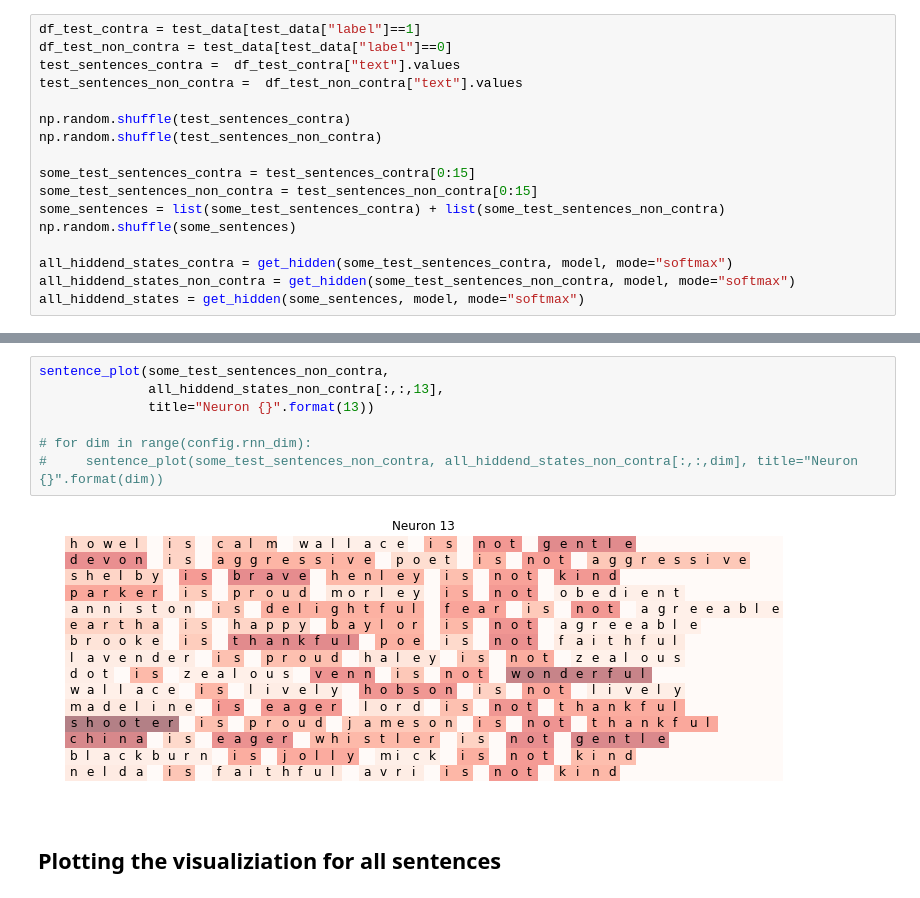
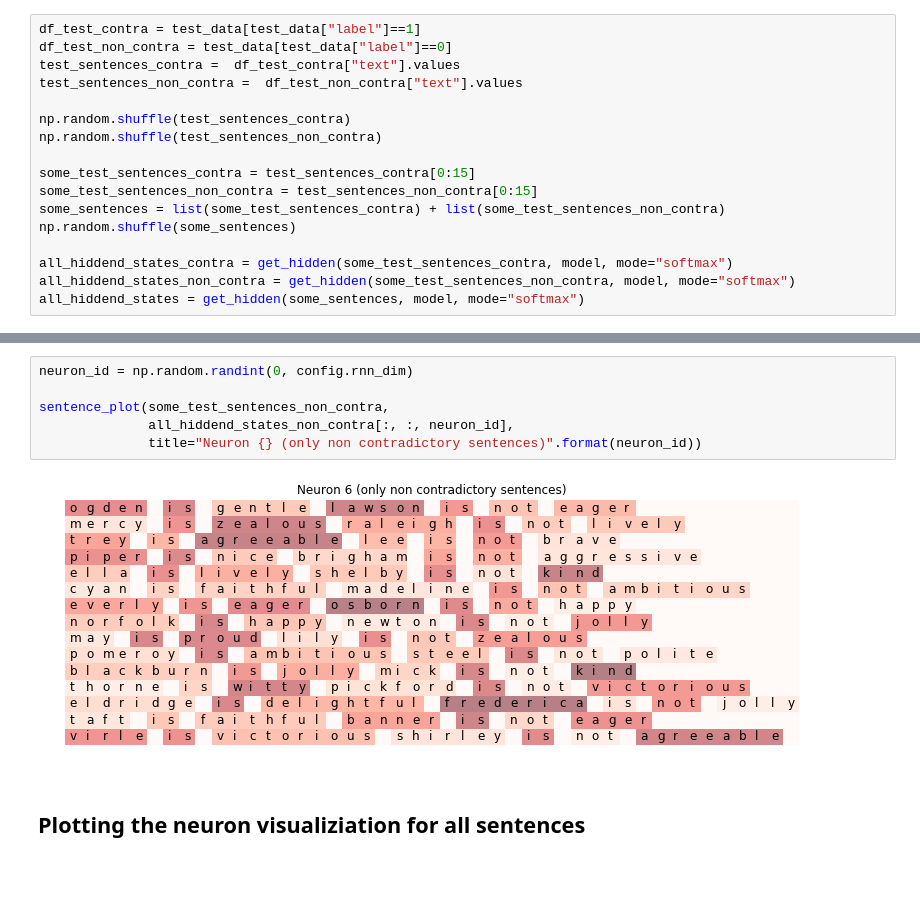
Before and after one commit to felipessalvatore/ContraQA, a Jupyter notebook: contra_qa/train/first_train_b1.ipynb, the cells around one changed output, grey strips where cells are left out. Cells and saved outputs as stored; diff of their text form.

```diff
--- a/contra_qa/train/first_train_b1.ipynb
+++ b/contra_qa/train/first_train_b1.ipynb
@@ -679,11 +680,10 @@ sentence_plot(some_test_sentences_contra,
-# %%
-sentence_plot(some_test_sentences_non_contra,
-              all_hiddend_states_non_contra[:,:,13],
-              title="Neuron {}".format(13))
-
-# for dim in range(config.rnn_dim):
-#     sentence_plot(some_test_sentences_non_contra, all_hiddend_states_non_contra[:,:,dim], title="Neuron {}".format(dim))
-# %% [output]
-[figure, removed]
+# %%
+neuron_id = np.random.randint(0, config.rnn_dim)
+
+sentence_plot(some_test_sentences_non_contra,
+              all_hiddend_states_non_contra[:, :, neuron_id],
+              title="Neuron {} (only non contradictory sentences)".format(neuron_id))
+# %% [output]
+[figure, added]
 # %% [markdown]
-## Plotting the visualiziation for all sentences
+## Plotting the neuron visualiziation for all sentences
```
Also changed, not shown: parts of 15 cells of this notebook.
